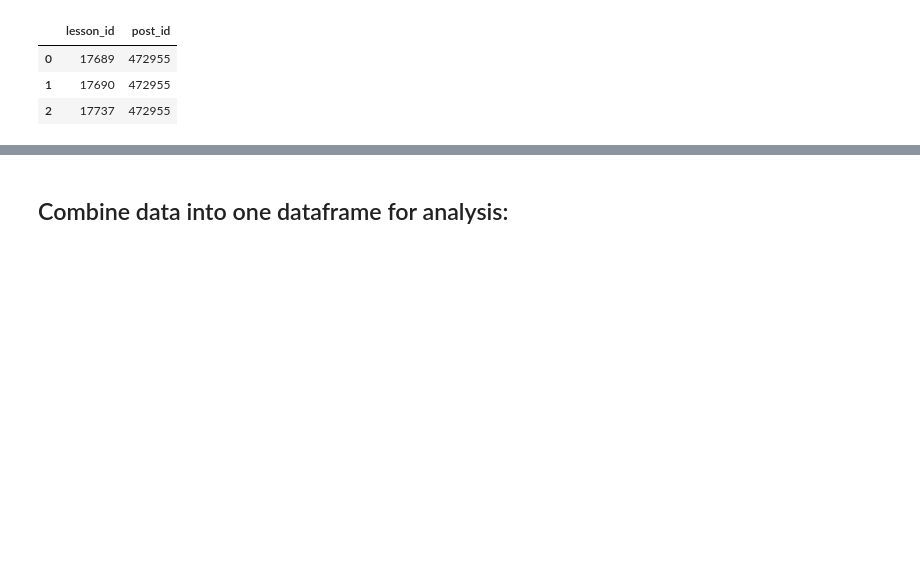
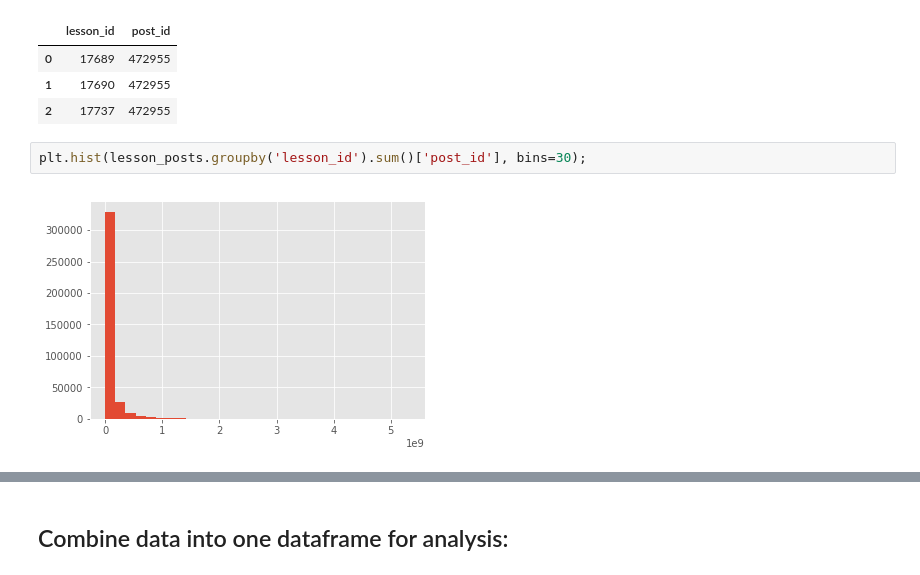
Before and after one commit to pgeurin/seniorskipday, a Jupyter notebook: src/eda.ipynb, the cells around one changed output, grey strips where cells are left out. Drawn from its saved outputs; the diff is of its cells as text; blank space fills up the shorter version.

```diff
--- a/src/eda.ipynb
+++ b/src/eda.ipynb
@@ -312,5 +202,9 @@ lesson_posts.head(3)
 | 0 | 17689 | 472955 |
 | 1 | 17690 | 472955 |
 | 2 | 17737 | 472955 |
+# %%
+plt.hist(lesson_posts.groupby('lesson_id').sum()['post_id'], bins=30);
+# %% [output]
+[figure, added]
 # %%
 child_posts.head(3)
```
Also changed, not shown: parts of 62 cells of this notebook.
